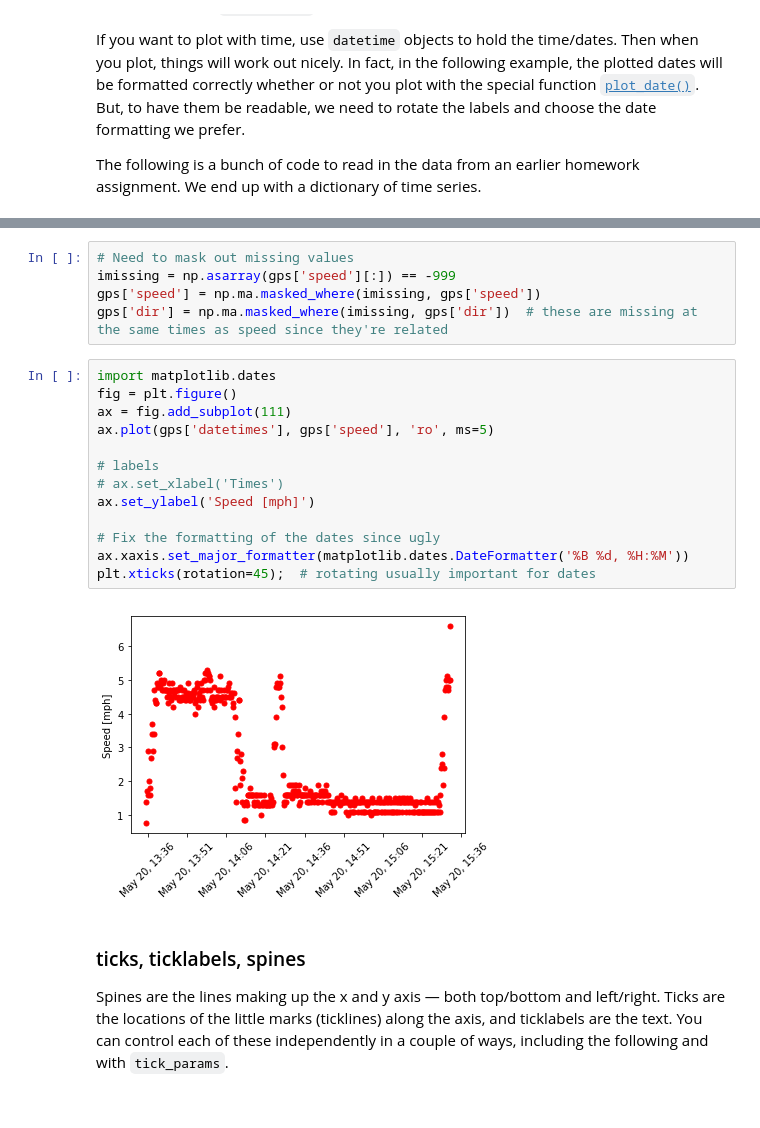
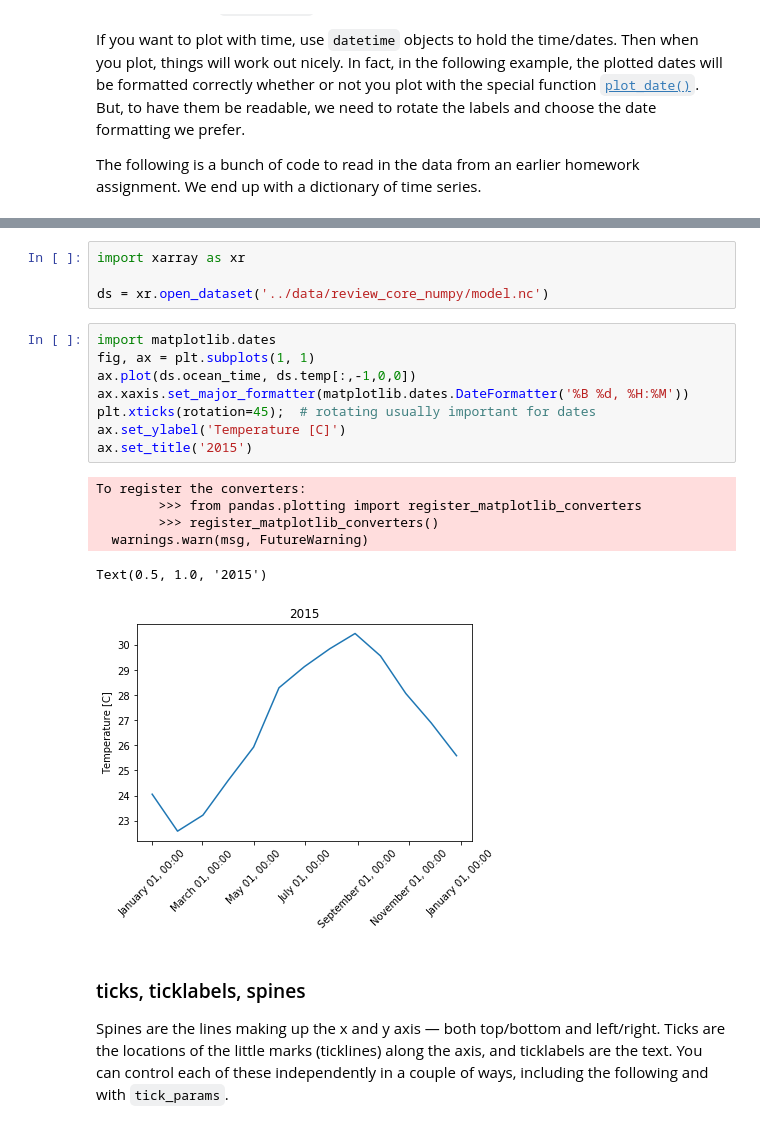
Before and after one commit to kthyng/python4geosciences, a Jupyter notebook: materials/3_matplotlib.ipynb, the cells around one changed output, grey strips where cells are left out. Saved outputs shown, nothing was run; the diff lists cells and outputs as text.

```diff
--- a/materials/3_matplotlib.ipynb
+++ b/materials/3_matplotlib.ipynb
@@ -241,23 +197,22 @@ for line in f.readlines():        # iterate over each line in the file. Each lin
-# %%
-# Need to mask out missing values
-imissing = np.asarray(gps['speed'][:]) == -999
-gps['speed'] = np.ma.masked_where(imissing, gps['speed'])
-gps['dir'] = np.ma.masked_where(imissing, gps['dir'])  # these are missing at the same times as speed since they're related
+# %%
+import xarray as xr
+
+ds = xr.open_dataset('../data/review_core_numpy/model.nc')
 # %%
 import matplotlib.dates
-fig = plt.figure()
-ax = fig.add_subplot(111)
-ax.plot(gps['datetimes'], gps['speed'], 'ro', ms=5)
-
-# labels
-# ax.set_xlabel('Times')
-ax.set_ylabel('Speed [mph]')
-
-# Fix the formatting of the dates since ugly
+fig, ax = plt.subplots(1, 1)
+ax.plot(ds.ocean_time, ds.temp[:,-1,0,0])
 ax.xaxis.set_major_formatter(matplotlib.dates.DateFormatter('%B %d, %H:%M'))
 plt.xticks(rotation=45);  # rotating usually important for dates
+ax.set_ylabel('Temperature [C]')
+ax.set_title('2015')
 # %% [output]
+To register the converters:
+        >>> from pandas.plotting import register_matplotlib_converters
+        >>> register_matplotlib_converters()
+  warnings.warn(msg, FutureWarning)
+Text(0.5, 1.0, '2015')
-[figure, old version]
+[figure, new version]
 # %% [markdown]
 ### ticks, ticklabels, spines
 
```
Also changed, not shown: parts of 21 cells of this notebook.
